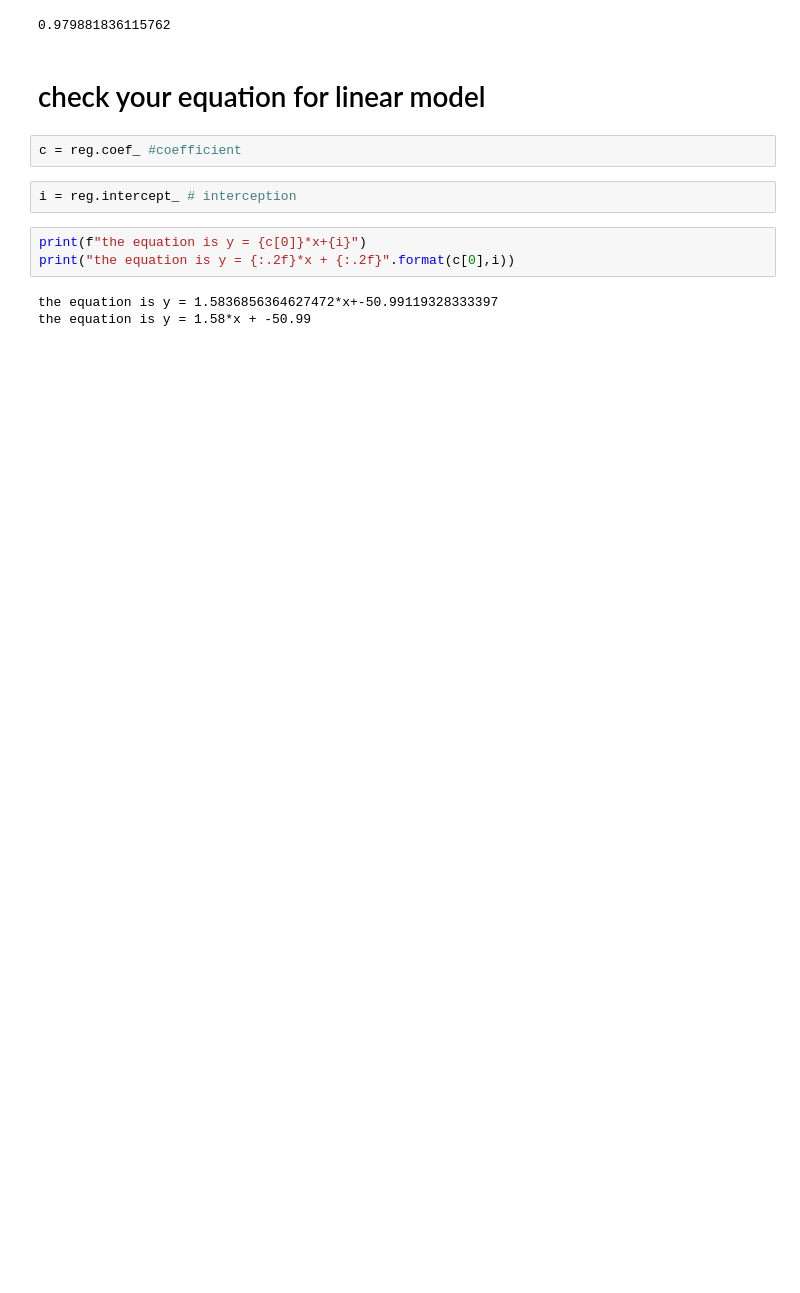
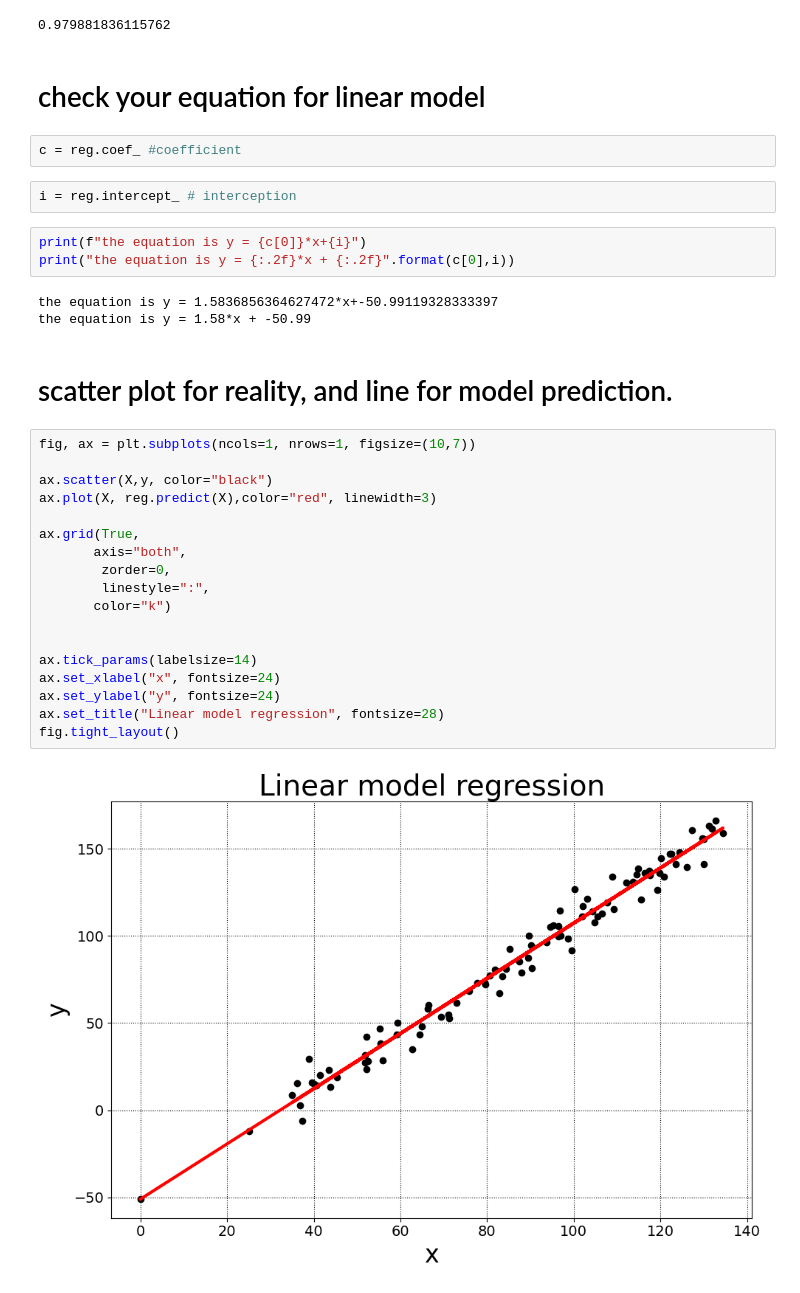
Before and after one commit to Chao216/data_science_handbook, a Jupyter notebook: Scikit-learn/Hands On/Linear Regression.ipynb, the cells around one changed output. Drawn from its saved outputs; the diff is of its cells as text; blank space fills up the shorter version.

```diff
--- a/Scikit-learn/Hands On/Linear Regression.ipynb
+++ b/Scikit-learn/Hands On/Linear Regression.ipynb
@@ -128,3 +128,25 @@ print("the equation is y = {:.2f}*x + {:.2f}".format(c[0],i))
 # %% [output]
 the equation is y = 1.5836856364627472*x+-50.99119328333397
 the equation is y = 1.58*x + -50.99
+# %% [markdown]
+# scatter plot for reality, and line for model  prediction.
+# %%
+fig, ax = plt.subplots(ncols=1, nrows=1, figsize=(10,7))
+
+ax.scatter(X,y, color="black")
+ax.plot(X, reg.predict(X),color="red", linewidth=3)
+
+ax.grid(True,
+       axis="both",
+        zorder=0,
+        linestyle=":",
+       color="k")
+
+
+ax.tick_params(labelsize=14)
+ax.set_xlabel("x", fontsize=24)
+ax.set_ylabel("y", fontsize=24)
+ax.set_title("Linear model regression", fontsize=28)
+fig.tight_layout()
+# %% [output]
+[figure, added]
```
